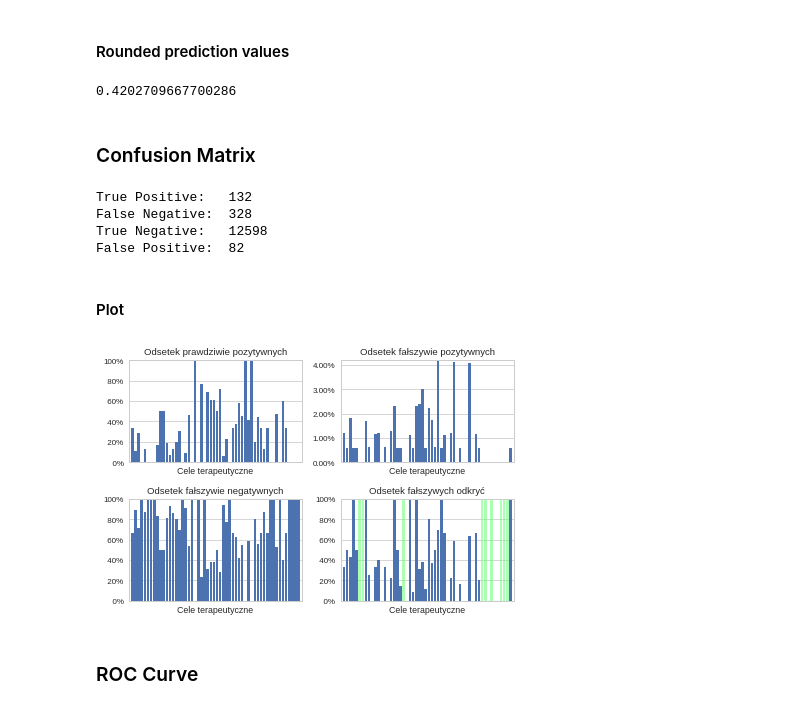
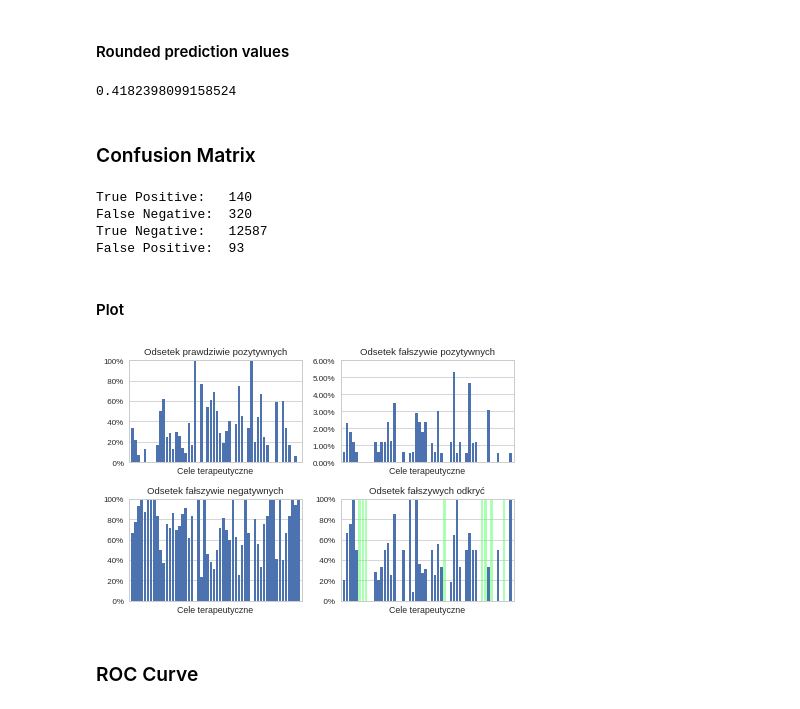
Before and after one commit to Xidron/qSAR-net, a Jupyter notebook: network-final.ipynb, the cells around one changed output. Saved outputs shown, nothing was run; the diff lists cells and outputs as text; code cells hidden in the pictures.

```diff
--- a/network-final.ipynb
+++ b/network-final.ipynb
@@ -893,7 +910,7 @@ list(norep+1)
 # %%
 f1=[]
 with tf.Session() as sess:
-    saver.restore(sess, 'tmp/checkpoint-12')
+    saver.restore(sess, 'checkpoints/checkpoint-12')
 
     drug_pred = sess.run(predict, feed_dict={x: drug_mols, t: drug_labels}) #rounded prediction values
     drug_pred_roc = sess.run(y, feed_dict={x: drug_mols, t: drug_labels}) #not-rounded, raw prediction values
@@ -952,7 +969,7 @@ precision_score((drug_pred_roc > 0.01).astype(float),drug_labels, average="weigh
 # %%
 precision_score(drug_pred,drug_labels, average="weighted")
 # %% [output]
-0.4202709667700286
+0.4182398099158524
 # %% [markdown]
 ### Confusion Matrix
 # %%
@@ -961,16 +978,17 @@ rates = ['True Positive:\t','False Negative:\t','True Negative:\t','False Positi
 for i in range(4):
     print(rates[i],sum(drugs_cm[i]))
 # %% [output]
-True Positive:   132
-False Negative:  328
-True Negative:   12598
-False Positive:  82
+True Positive:   140
+False Negative:  320
+True Negative:   12587
+False Positive:  93
 # %% [markdown]
 #### Plot
+# %%
+# Set the filename under which to save the plot
+save_dcm_plot = False
+dcm_plotname = 'drugs_cm_plot.pdf'
 # %%
-# Set the filename under which to save the plot
-save_dcm_plot = True
-dcm_plotname = 'drugs_cm_plot.pdf'
 # Erase classes that are not represented in the set
 norep = np.where(sum(drug_labels)==0)[0]
 drugs_cm = calculate_confusion_matrix(drug_labels, drug_pred)
@@ -987,35 +1005,39 @@ rate_values = [cm[0]/(cm[0]+cm[1]), cm[3]/(cm[2]+cm[3]),
                cm[1]/(cm[0]+cm[1]), cm[3]/(cm[0]+cm[3])]
 
 # Find where TP+FP==0
 fdr_nan = np.where(np.isnan(rate_values[3])==True)[0]
 
 xlabel = 'Cele terapeutyczne'
 xrange = np.arange(1,len(cm[0])+1)
 
 for i, ax in enumerate(subplots):
     ax.bar(xrange, rate_values[i])
     # On False Discoveries plot mark classes where TP+FP==0 using half-transparent green
     if i == 3:
         ax.bar(xrange[fdr_nan],[max(rate_values[i])]*fdr_nan.size,color="#59ff69", alpha=0.5)
 
     ax.set_title(titles[i])
+    # X-axis
     ax.set_xlabel(xlabel)
     ax.set_xticks([])
     ax.set_xlim([0,len(cm[0])+1])
-    ax.set_ylim([0,max(rate_values[i])])
+    # Y-axis
     vals = ax.get_yticks()
     # Set float format for ticks on the Y axis
     if i != 1:
+        ax.set_ylim([0,1])
         ax.set_yticklabels(['{:3.0f}%'.format(x*100) for x in vals])
     # greater precision on the False Positives plot due to the rate being very small
     else:
+        ylim = ax.get_yticks()[-1]
+        ax.set_ylim([0,ylim])
         ax.set_yticklabels(['{:3.2f}%'.format(x*100) for x in vals])
 
 plt.tight_layout();
 if save_dcm_plot:
     plt.savefig(dcm_plotname)
 # %% [output]
-[figure, old version]
+[figure, new version]
 # %% [markdown]
 ### ROC Curve
 # %% [markdown]
```
Also changed, not shown: parts of 22 cells of this notebook.
